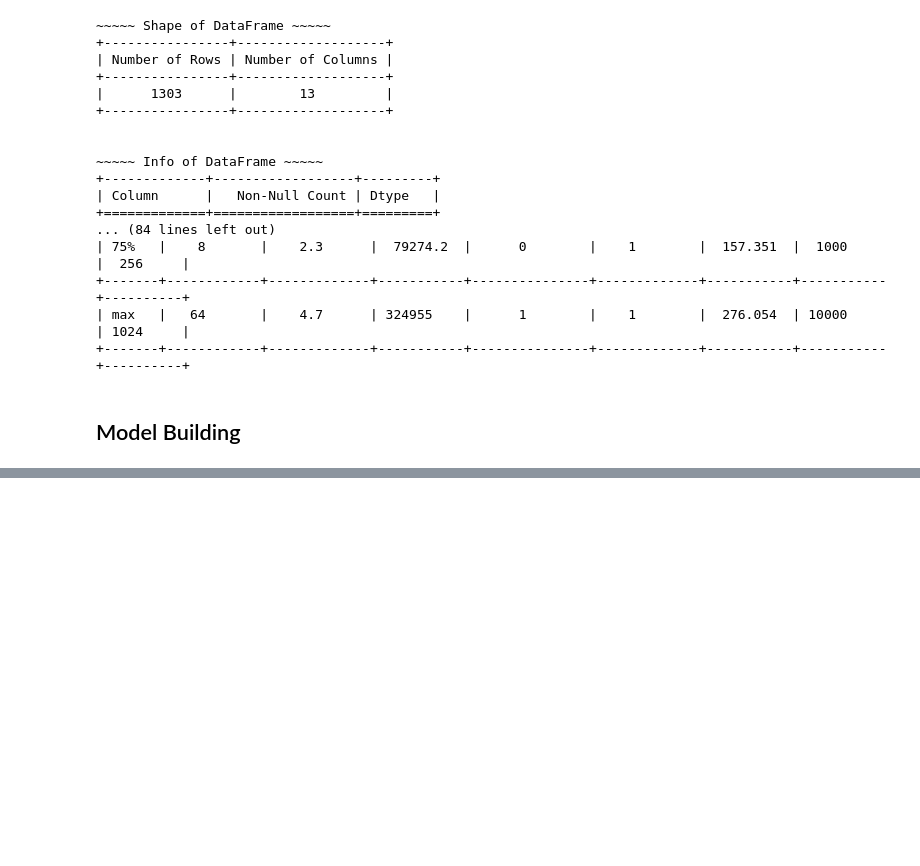
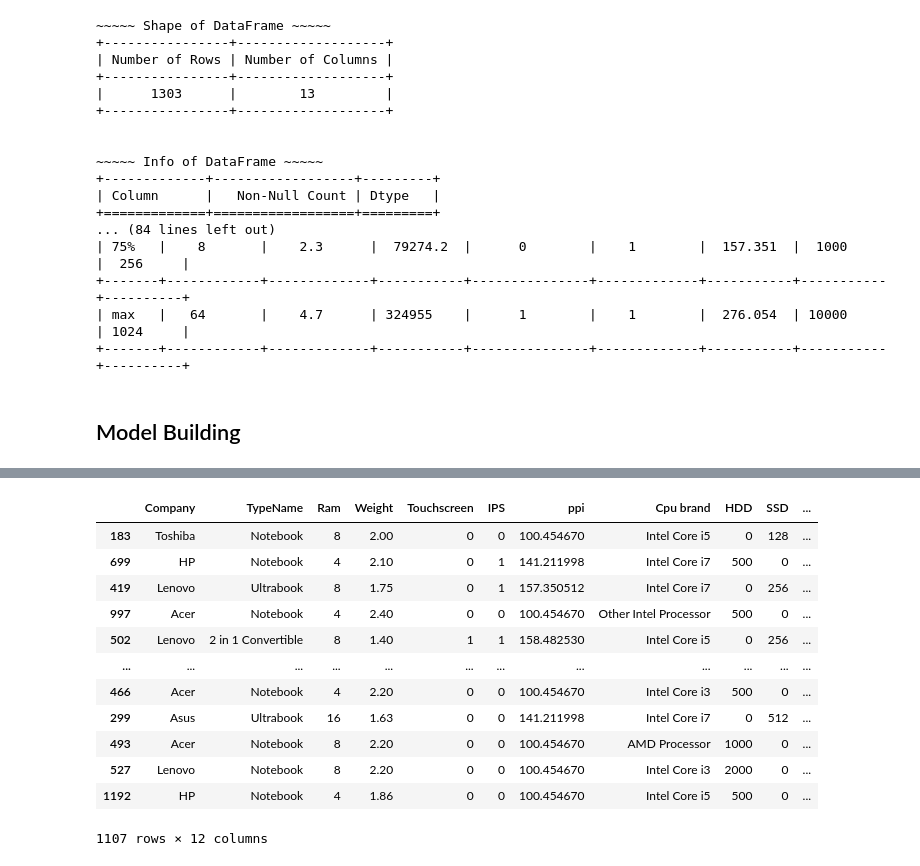
Before and after one commit to FasilHameed/Laptop-Price-Predictor, a Jupyter notebook: Laptop Price Prediction.ipynb, the cells around one changed output, grey strips where cells are left out. Cells and saved outputs as stored; diff of their text form; code cells hidden in the pictures; blank space fills up the shorter version.

```diff
--- a/Laptop Price Prediction.ipynb
+++ b/Laptop Price Prediction.ipynb
@@ -545,0 +578,18 @@ y = np.log(df['Price'])
+# %%
+X_train,X_test,y_train,y_test = train_test_split(X,y,test_size=0.15,random_state=2)
+# %%
+X_train
+# %% [output]
+|  | Company | TypeName | Ram | Weight | Touchscreen | IPS | ppi | Cpu brand | HDD | SSD | ... |
+| 183 | Toshiba | Notebook | 8 | 2.00 | 0 | 0 | 100.454670 | Intel Core i5 | 0 | 128 | ... |
+| 699 | HP | Notebook | 4 | 2.10 | 0 | 1 | 141.211998 | Intel Core i7 | 500 | 0 | ... |
+| 419 | Lenovo | Ultrabook | 8 | 1.75 | 0 | 1 | 157.350512 | Intel Core i7 | 0 | 256 | ... |
+| 997 | Acer | Notebook | 4 | 2.40 | 0 | 0 | 100.454670 | Other Intel Processor | 500 | 0 | ... |
+| 502 | Lenovo | 2 in 1 Convertible | 8 | 1.40 | 1 | 1 | 158.482530 | Intel Core i5 | 0 | 256 | ... |
+| ... | ... | ... | ... | ... | ... | ... | ... | ... | ... | ... | ... |
+| 466 | Acer | Notebook | 4 | 2.20 | 0 | 0 | 100.454670 | Intel Core i3 | 500 | 0 | ... |
+| 299 | Asus | Ultrabook | 16 | 1.63 | 0 | 0 | 141.211998 | Intel Core i7 | 0 | 512 | ... |
+| 493 | Acer | Notebook | 8 | 2.20 | 0 | 0 | 100.454670 | AMD Processor | 1000 | 0 | ... |
+| 527 | Lenovo | Notebook | 8 | 2.20 | 0 | 0 | 100.454670 | Intel Core i3 | 2000 | 0 | ... |
+| 1192 | HP | Notebook | 4 | 1.86 | 0 | 0 | 100.454670 | Intel Core i5 | 500 | 0 | ... |
+1107 rows × 12 columns
```
Also changed, not shown: parts of 33 cells of this notebook, 2 other files.
